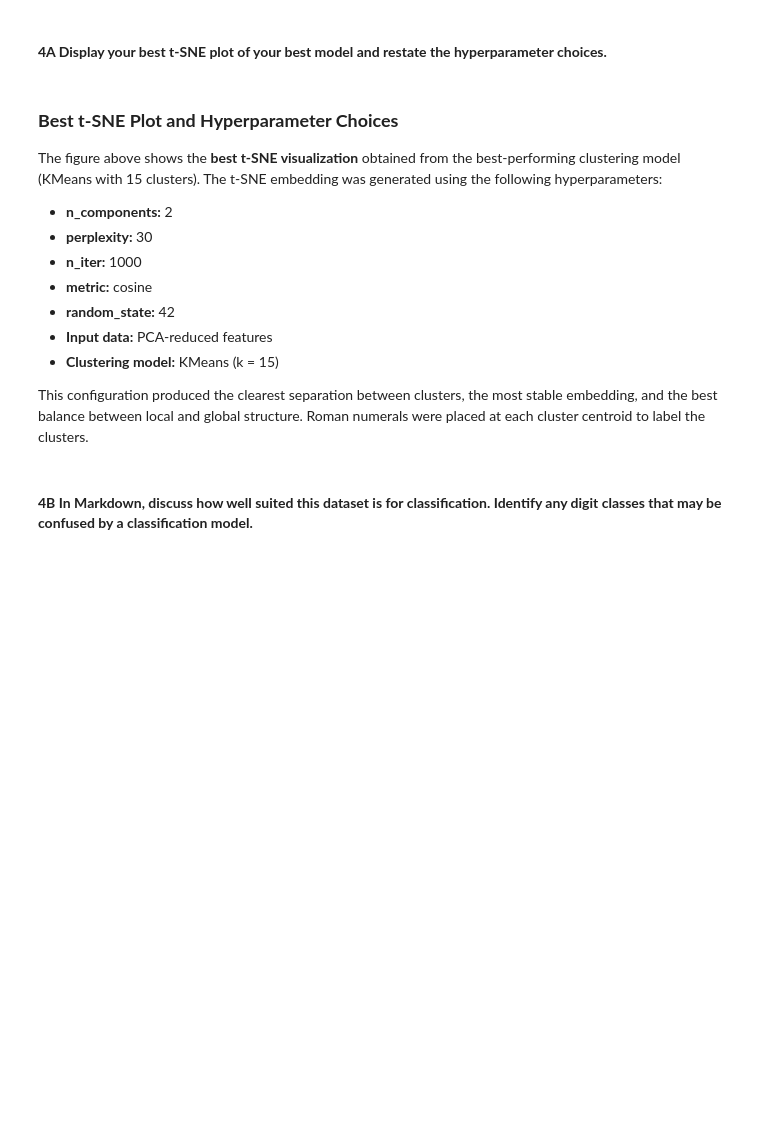
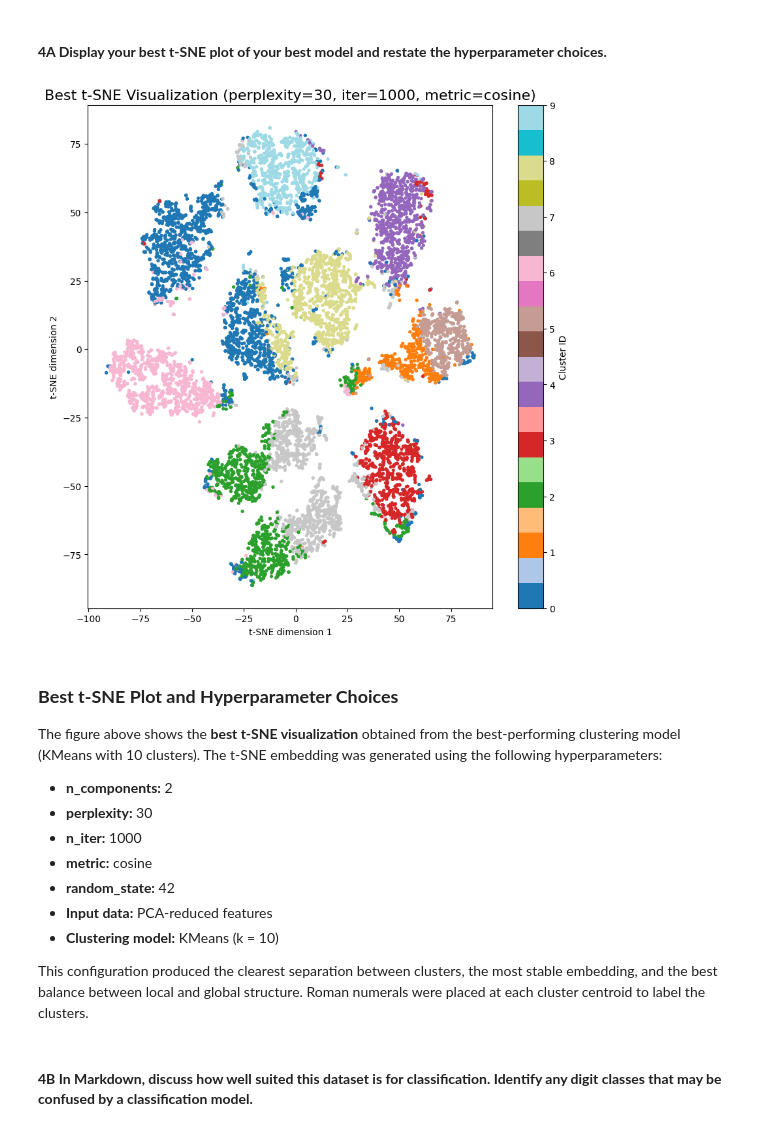
Before and after one commit to Oluwafemi0612/Unsupervised_Machine_Learning_Assignment, a Jupyter notebook: Asg6_Group4_FemiAjayi_OlaitanFaniran.ipynb, the cells around one changed output. Drawn from its saved outputs; the diff is of its cells as text; code cells hidden in the pictures; blank space fills up the shorter version.

```diff
--- a/Asg6_Group4_FemiAjayi_OlaitanFaniran.ipynb
+++ b/Asg6_Group4_FemiAjayi_OlaitanFaniran.ipynb
@@ -314,10 +316,37 @@ Overall, the **perplexity = 30, n_iter = 1000, cosine metric** plot provided the
 ## **4 Conclusions**
 # %% [markdown]
 #### **4A Display your best t-SNE plot of your best model and restate the hyperparameter choices.**
+# %%
+
+# Declare best t-SNE
+best_tsne = TSNE(
+    n_components=2,
+    perplexity=30,
+    n_iter=1000,
+    metric='cosine',
+    random_state=42
+)
+
+best_embedding = best_tsne.fit_transform(X_pca)
+# %%
+plt.figure(figsize=(10, 10))
+plt.scatter(best_embedding[:, 0],
+            best_embedding[:, 1],
+            c=best_labels,
+            cmap='tab20',
+            s=8)
+
+plt.title("Best t-SNE Visualization (perplexity=30, iter=1000, metric=cosine)", fontsize=16)
+plt.xlabel("t-SNE dimension 1")
+plt.ylabel("t-SNE dimension 2")
+plt.colorbar(label="Cluster ID")
+plt.show()
+# %% [output]
+[figure, added]
 # %% [markdown]
 ### **Best t‑SNE Plot and Hyperparameter Choices**
 
-The figure above shows the **best t‑SNE visualization** obtained from the best-performing clustering model (KMeans with 15 clusters). The t‑SNE embedding was generated using the following hyperparameters:
+The figure above shows the **best t‑SNE visualization** obtained from the best-performing clustering model (KMeans with 10 clusters). The t‑SNE embedding was generated using the following hyperparameters:
 
 - **n_components:** 2
 - **perplexity:** 30
@@ -325,7 +354,7 @@ The figure above shows the **best t‑SNE visualization** obtained from the best
 - **metric:** cosine
 - **random_state:** 42
 - **Input data:** PCA‑reduced features
-- **Clustering model:** KMeans (k = 15)
+- **Clustering model:** KMeans (k = 10)
 
 This configuration produced the clearest separation between clusters, the most stable embedding, and the best balance between local and global structure. Roman numerals were placed at each cluster centroid to label the clusters.
 # %% [markdown]
```
Also changed, not shown: parts of 4 cells of this notebook.
